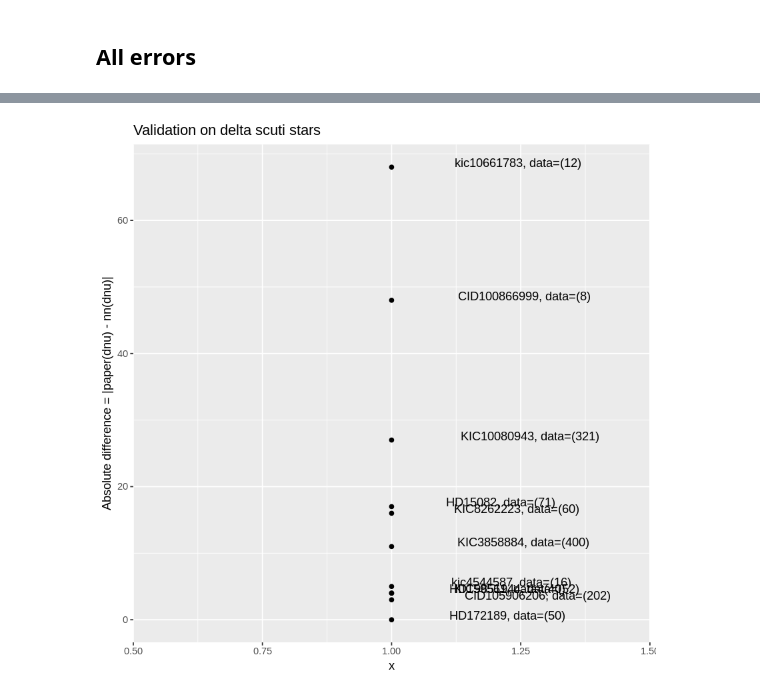
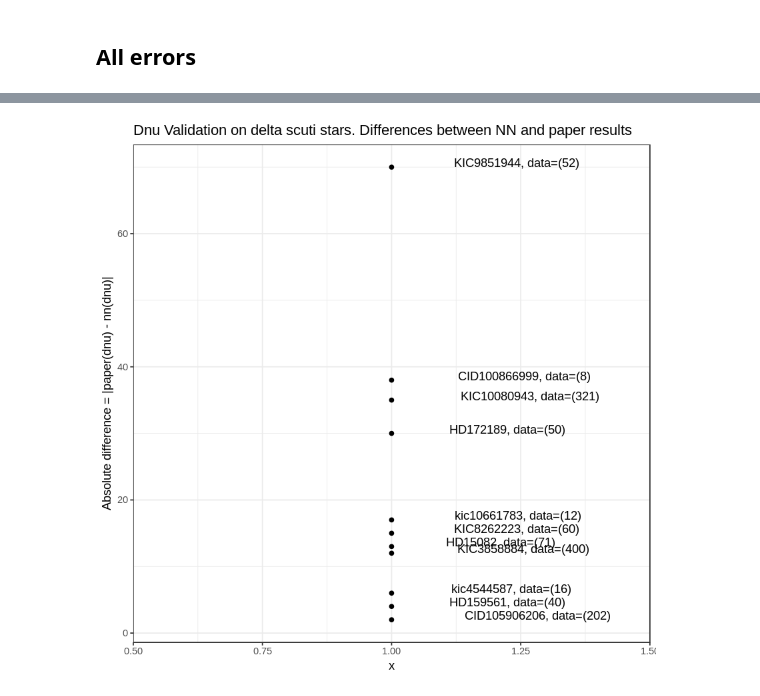
Before and after one commit to rmaestre/variableStars, a Jupyter notebook: docs/GPU/RAW-ZAMS_NN.ipynb, the cells around one changed output, grey strips where cells are left out. Saved outputs shown, nothing was run; the diff lists cells and outputs as text; code cells hidden in the pictures.

```diff
--- a/docs/GPU/RAW-ZAMS_NN.ipynb
+++ b/docs/GPU/RAW-ZAMS_NN.ipynb
@@ -791,9 +746,8 @@ errors
 d <- read.csv(paste0(stars_base_dir,"KIC3858884.lis"), sep="", header=F)
 head(d)
 print(paste0("Nrows: ", dim(d)[1]))
-max <- validate_real_star(d, 29, 30)
-errors <- rbind(errors, data.frame("star"="KIC3858884", "error"=29-max, "n"=dim(d)[1]))
-errors
+max <- validate_real_star(d, 29)
+errors <- rbind(errors, data.frame("star"="KIC3858884", "difference"=29-max, "n"=dim(d)[1]))
 # %% [output]
 | V1 | V2 |
 | 7.2306 | 10.15 |
@@ -820,8 +765,7 @@ d <- read.csv(paste0(stars_base_dir,"kic4544587.lis"), sep="", header=F)
 head(d)
 print(paste0("Nrows: ", dim(d)[1]))
 max <- validate_real_star(d, 74)
-errors <- rbind(errors, data.frame("star"="kic4544587", "error"=74-max, "n"=dim(d)[1]))
-errors
+errors <- rbind(errors, data.frame("star"="kic4544587", "difference"=74-max, "n"=dim(d)[1]))
 # %% [output]
 | V1 | V2 |
 | 48.02231 | 0.329 |
@@ -849,8 +783,7 @@ d <- read.csv(paste0(stars_base_dir,"KIC8262223.lis"), sep="", header=F)
 head(d)
 print(paste0("Nrows: ", dim(d)[1]))
 max <- validate_real_star(d, 77)
-errors <- rbind(errors, data.frame("star"="KIC8262223", "error"=77-max, "n"=dim(d)[1]))
-errors
+errors <- rbind(errors, data.frame("star"="KIC8262223", "difference"=77-max, "n"=dim(d)[1]))
 # %% [output]
 | V1 | V2 |
 | 64.43390 | 1.319 |
@@ -878,9 +800,8 @@ errors
 d <- read.csv(paste0(stars_base_dir,"KIC9851944.lis"), sep="", header=F)
 head(d)
 print(paste0("Nrows: ", dim(d)[1]))
-max <- validate_real_star(d, 26)
-errors <- rbind(errors, data.frame("star"="KIC9851944", "error"=26-max, "n"=dim(d)[1]))
-errors
+max <- validate_real_star(d, 26, 30)
+errors <- rbind(errors, data.frame("star"="KIC9851944", "difference"=26-max, "n"=dim(d)[1]))
 # %% [output]
 | V1 | V2 |
 | 10.399692 | 0.6530 |
@@ -923,8 +836,9 @@ errors
 # %%
-ggplot(aes(y=abs(error), x=1), data=errors) +
+ggplot(aes(y=abs(difference), x=1), data=errors) +
     geom_point() +
     geom_text(aes(label=paste0(star,", data=(",n,")")),hjust=-0.5, vjust=0) +
-    ggtitle("Validation on delta scuti stars") +
-    ylab("Absolute difference = |paper(dnu) - nn(dnu)|")
+    ggtitle("Dnu Validation on delta scuti stars. Differences between NN and paper results") +
+    ylab("Absolute difference = |paper(dnu) - nn(dnu)|") +
+    theme_bw()
 # %% [output]
-[figure, old version]
+[figure, new version]
```
Also changed, not shown: parts of 26 cells of this notebook, 19 other files.
